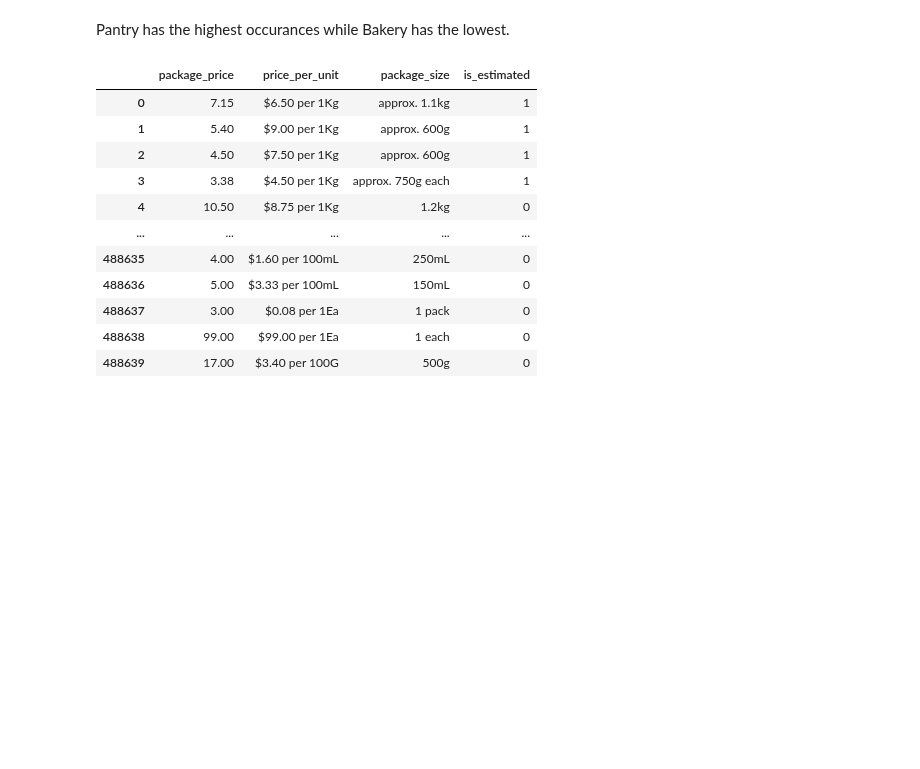
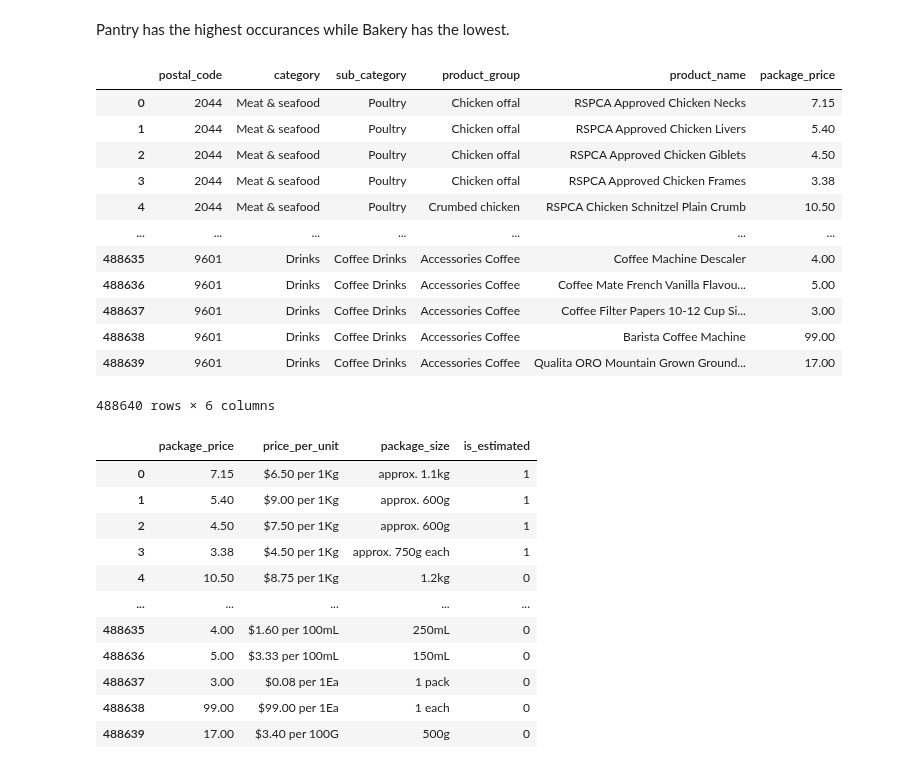
Before and after one commit to binayakhadka/grocery-retail-analytics, a Jupyter notebook: aus.ipynb, the cells around one changed output. Drawn from its saved outputs; the diff is of its cells as text; code cells hidden in the pictures; blank space fills up the shorter version.

```diff
--- a/aus.ipynb
+++ b/aus.ipynb
@@ -163,5 +177,21 @@ Name: count, dtype: int64
 # %% [markdown]
 Pantry has the highest occurances while Bakery has the lowest.
+# %%
+df.iloc[:,0:6]
+# %% [output]
+|  | postal_code | category | sub_category | product_group | product_name | package_price |
+| 0 | 2044 | Meat & seafood | Poultry | Chicken offal | RSPCA Approved Chicken Necks | 7.15 |
+| 1 | 2044 | Meat & seafood | Poultry | Chicken offal | RSPCA Approved Chicken Livers | 5.40 |
+| 2 | 2044 | Meat & seafood | Poultry | Chicken offal | RSPCA Approved Chicken Giblets | 4.50 |
+| 3 | 2044 | Meat & seafood | Poultry | Chicken offal | RSPCA Approved Chicken Frames | 3.38 |
+| 4 | 2044 | Meat & seafood | Poultry | Crumbed chicken | RSPCA Chicken Schnitzel Plain Crumb | 10.50 |
+| ... | ... | ... | ... | ... | ... | ... |
+| 488635 | 9601 | Drinks | Coffee Drinks | Accessories Coffee | Coffee Machine Descaler | 4.00 |
+| 488636 | 9601 | Drinks | Coffee Drinks | Accessories Coffee | Coffee Mate French Vanilla Flavou... | 5.00 |
+| 488637 | 9601 | Drinks | Coffee Drinks | Accessories Coffee | Coffee Filter Papers 10-12 Cup Si... | 3.00 |
+| 488638 | 9601 | Drinks | Coffee Drinks | Accessories Coffee | Barista Coffee Machine | 99.00 |
+| 488639 | 9601 | Drinks | Coffee Drinks | Accessories Coffee | Qualita ORO Mountain Grown Ground... | 17.00 |
+488640 rows × 6 columns
 # %%
 df.iloc[:,6:10]
 # %% [output]
```
Also changed, not shown: parts of 3 cells of this notebook.
